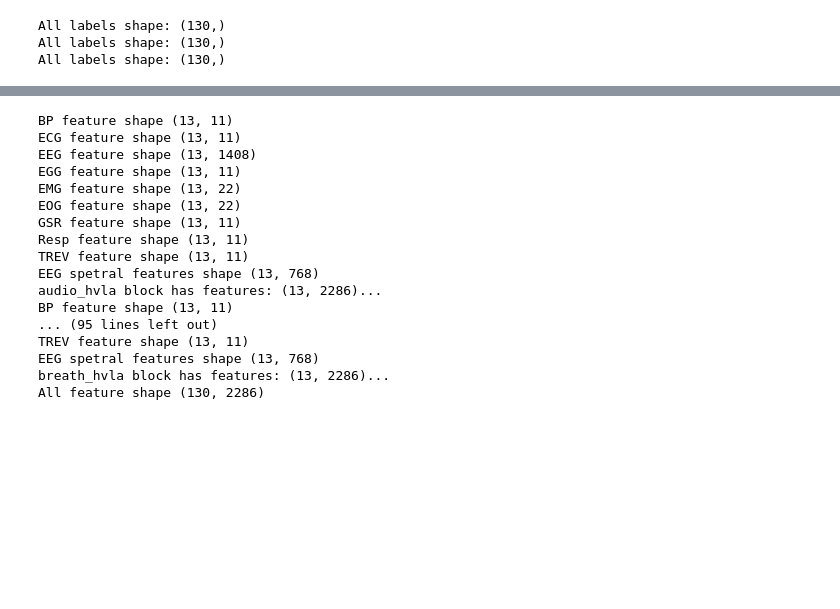
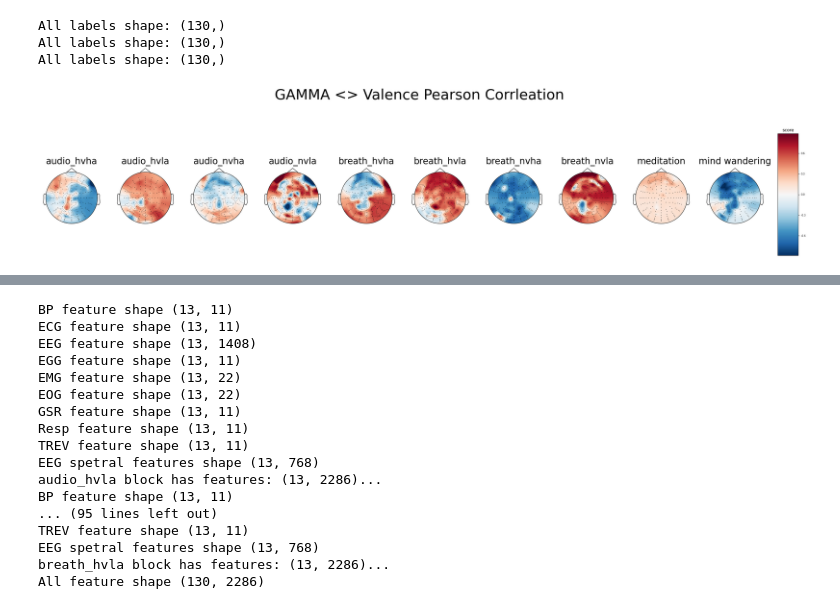
Before and after one commit to ti55987/MM_UCSF, a Jupyter notebook: analysis/analysis_notebook.ipynb, the cells around one changed output, grey strips where cells are left out. Saved outputs shown, nothing was run; the diff lists cells and outputs as text; code cells hidden in the pictures; blank space fills up the shorter version.

```diff
--- a/analysis/analysis_notebook.ipynb
+++ b/analysis/analysis_notebook.ipynb
@@ -59,3 +77,33 @@ All labels shape: (130,)
+# %%
+all_block_names = list(all_data.keys())
+
+fig, axes = plt.subplots(1,11, figsize=(30,5),  gridspec_kw={'width_ratios': [3,3,3,3,3,3,3,3,3,3,1]})
+fig.suptitle(f'{spectral_feature.name} <> Valence Pearson Corrleation', fontsize=40, y=1.3)
+
+sort_index = np.argsort(all_block_names)
+
+# [3,3,3,3,3,3,3,3,3,3,1
+for i in range(len(all_block_names)):
+    name_idx = sort_index[i]
+    axes[i].set_xlabel(all_block_names[name_idx], fontsize=25)
+    axes[i].xaxis.set_label_position('top')
+
+for i in range(len(pc)):
+    pc[i] = np.take_along_axis(pc[i], sort_index, axis=0)
+# %%
+sampling_freq = 1  # in Hertz
+info = mne.create_info(ch_names=EEG_CHANEL_NAMES, sfreq=sampling_freq, ch_types=['eeg']*EEG_NUM_CHANNELS)
+info.set_montage(EEG_MONTAGES)
+
+num_epochs = 13
+evoked_array = mne.EvokedArray(pc, info, tmin=1,
+                               nave=num_epochs, comment='simulated')
+
+times = (1, 2, 3, 4, 5, 6, 7, 8, 9, 10)
+fig = evoked_array.plot_topomap(axes=axes,time_format="", ch_type='eeg', units='score', scalings=1)
+plt.show()
+# %% [output]
+[figure, added]
 # %%
 # ser_list = get_pearson_correlation_series(marker_to_block, {'BP', 'ECG', 'EGG', 'GSR', 'Resp', 'TREV'}, attention_label)
 # ser_list = ser_list + get_pearson_correlation_series(marker_to_block, {'EMG', 'EOG'}, attention_label, 2)
```
Also changed, not shown: parts of 10 cells of this notebook, 7 other files.
